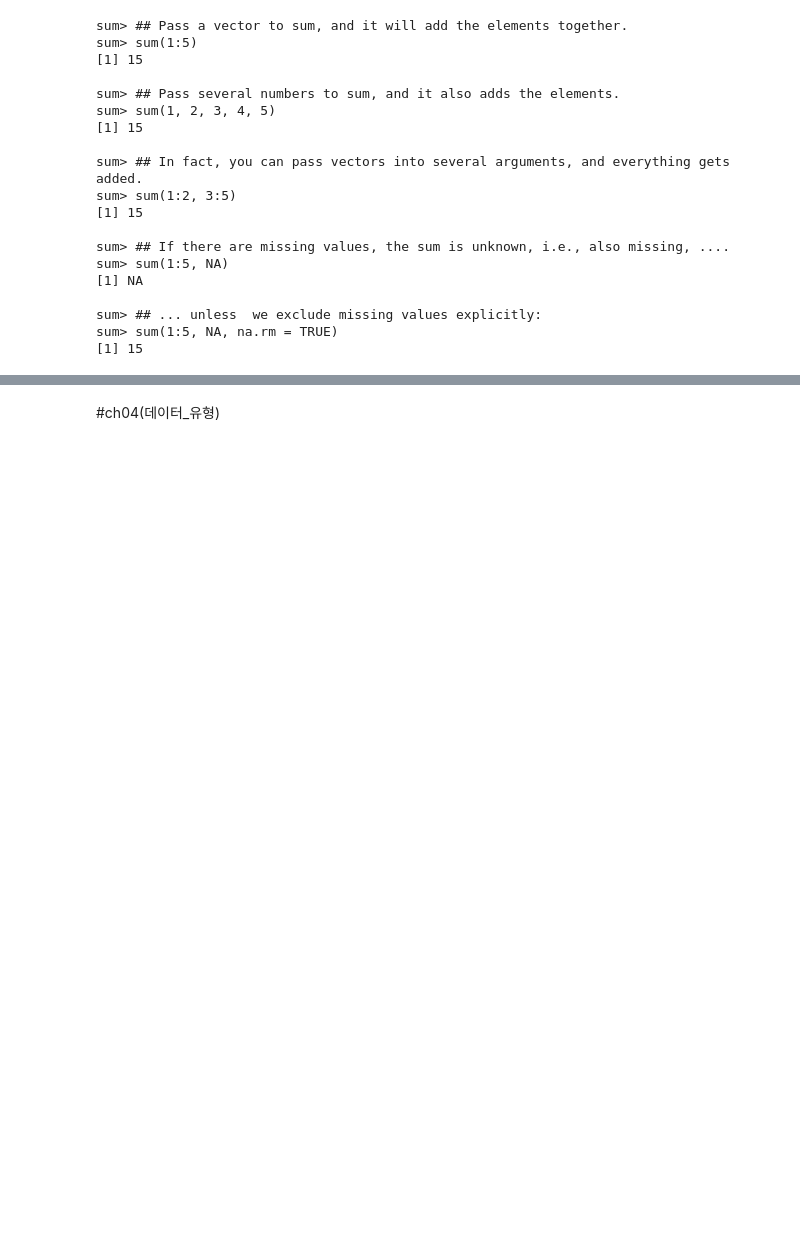
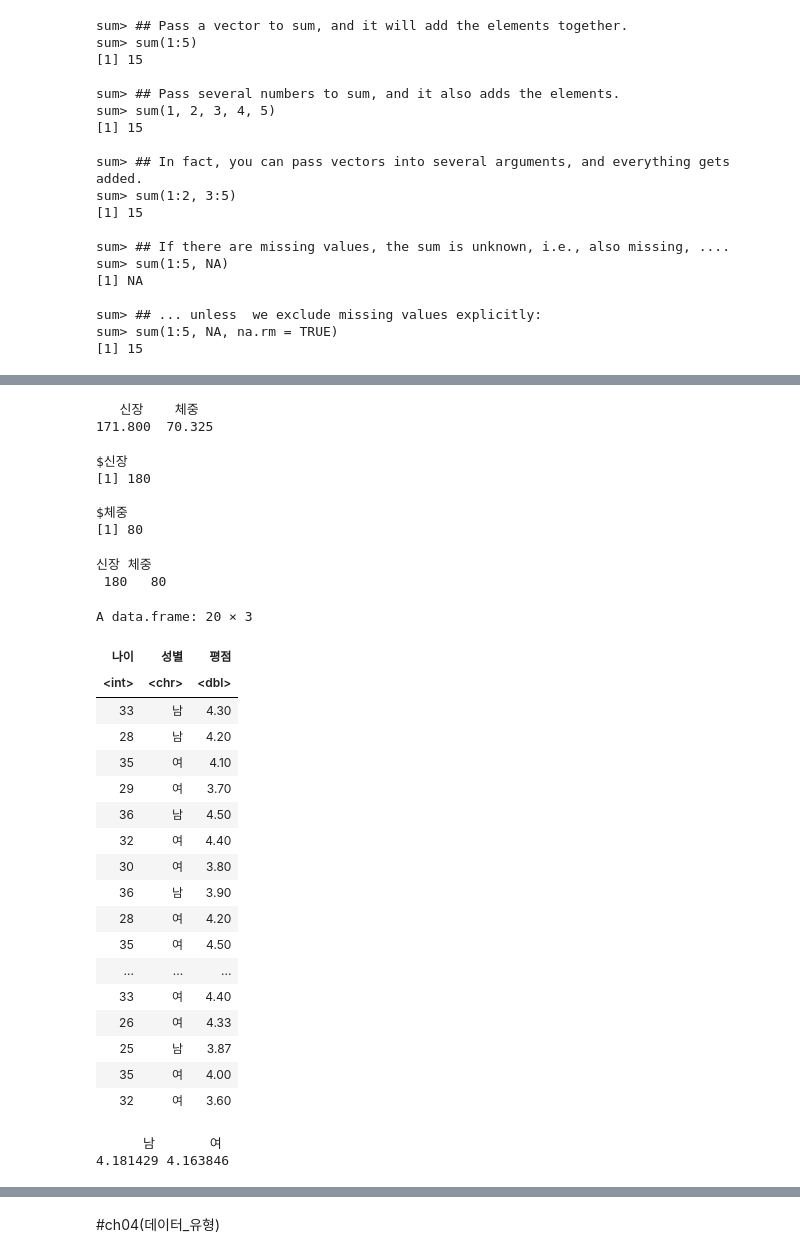
Before and after one commit to yoonyoung27/public_big_data_analysis, a Jupyter notebook: R.ipynb, the cells around one changed output, grey strips where cells are left out. Cells and saved outputs as stored; diff of their text form; code cells hidden in the pictures; blank space fills up the shorter version.

```diff
--- a/R.ipynb
+++ b/R.ipynb
@@ -96,0 +135,47 @@ sum> sum(1:5, NA, na.rm = TRUE)
+# %%
+apply(df, 2, mean, na.rm=TRUE)
+# %% [output]
+   신장    체중
+171.800  70.325
+# %%
+lapply(df, max, na.rm=TRUE)  # 리스트는 열 중심
+# %% [output]
+$신장
+[1] 180
+
+$체중
+[1] 80
+# %%
+sapply(df, max, na.rm=TRUE)
+# %% [output]
+신장 체중
+ 180   80
+# %%
+system('gdown --id 1coAZm0cxVMHn6pg4SalXcTDanI0fzfhd')
+dflist <- read.table("passlist.txt", header=TRUE, fileEncoding = "EUC-KR")
+dflist
+# %% [output]
+A data.frame: 20 × 3
+| 나이 | 성별 | 평점 |
+| <int> | <chr> | <dbl> |
+| 33 | 남 | 4.30 |
+| 28 | 남 | 4.20 |
+| 35 | 여 | 4.10 |
+| 29 | 여 | 3.70 |
+| 36 | 남 | 4.50 |
+| 32 | 여 | 4.40 |
+| 30 | 여 | 3.80 |
+| 36 | 남 | 3.90 |
+| 28 | 여 | 4.20 |
+| 35 | 여 | 4.50 |
+| ... | ... | ... |
+| 33 | 여 | 4.40 |
+| 26 | 여 | 4.33 |
+| 25 | 남 | 3.87 |
+| 35 | 여 | 4.00 |
+| 32 | 여 | 3.60 |
+# %%
+tapply(dflist$평점, dflist$성별, mean)
+# %% [output]
+      남       여
+4.181429 4.163846
```
Also changed, not shown: parts of 11 cells of this notebook.
